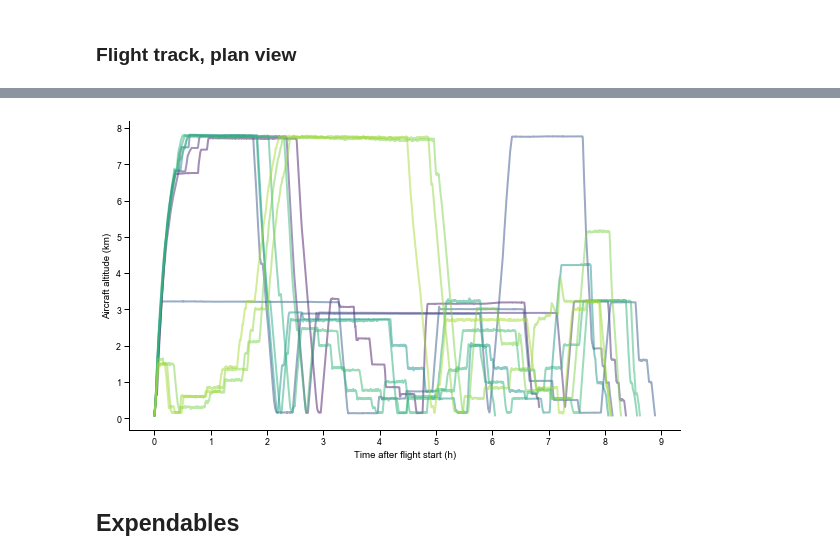
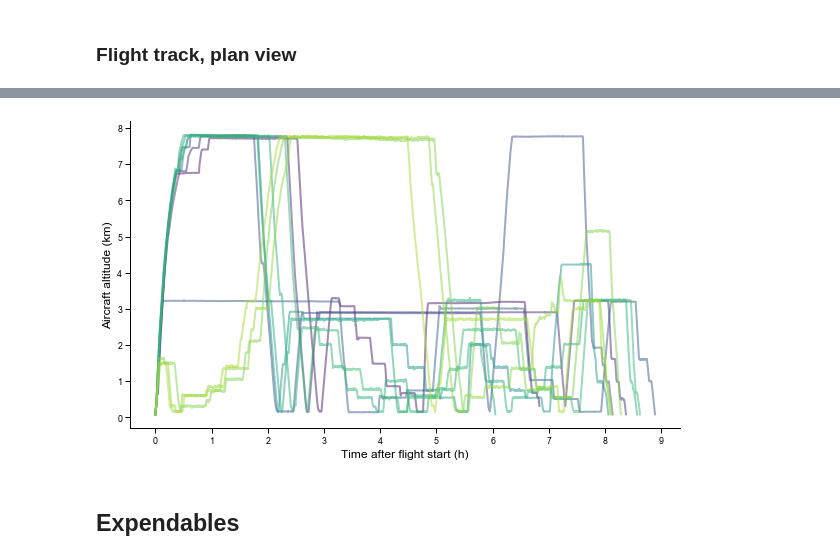
Before and after one commit to RobertPincus/atomic-p3-data-paper, a Jupyter notebook: Figures.ipynb, the cells around one changed output, grey strips where cells are left out. Drawn from its saved outputs; the diff is of its cells as text; code cells hidden in the pictures.

```diff
--- a/Figures.ipynb
+++ b/Figures.ipynb
@@ -33,8 +33,9 @@ mpl.rcParams['ps.fonttype'] = 42
 mpl.rcParams['font.sans-serif'] = "Arial"
 mpl.rcParams['font.family'] = "sans-serif"
 mpl.rcParams["legend.frameon"] = False
+mpl.rcParams['axes.labelsize']= 14
 
-saveFigs = False
+saveFigs = True
 # %%
 def set_up_map(plt, lon_w = -60.5, lon_e = -49, lat_s = 10, lat_n = 16.5):
     ax  = plt.axes(projection=ccrs.PlateCarree())
@@ -227,27 +226,27 @@ if saveFigs:
 # %%
 sns.set_context("paper")
 #fig = plt.figure(figsize = (7,4.2)) # Matches sizes of the maps
 fig = plt.figure(figsize = (8.3,5))
 ax = plt.axes()
 
 for d in flight_dates:
     flight = nav_data.sel(time=d.strftime("%Y-%m-%d"))
     flight = flight.where(flight.alt > 80, drop=True) # Proxy for take-off time
     plt.plot((flight.time - flight.time.min()).astype('timedelta64[s]'), flight.alt/1000.,
              lw=2,alpha=0.5,c=flight_cols[flight_dates.index(d)],
              label="{:02d}-{:02d}".format(d.month, d.day))
 
 
 plt.xticks(np.arange(10) * 3600 * 1e9, labels = np.arange(10))
-ax.set_xlabel("Time after flight start (h)")
-ax.set_ylabel("Aircraft altitude (km)")
+ax.set_xlabel("Time after flight start (h)", fontsize=12)
+ax.set_ylabel("Aircraft altitude (km)",      fontsize=12)
 sns.despine()
 plt.tight_layout()
 
 if saveFigs:
     fig.savefig(figDir.joinpath("Flight-track-side-view.pdf"), dpi=600, transparent=True, bbox_inches = "tight")
 # %% [output]
-[figure, old version]
+[figure, new version]
 # %% [markdown]
 ## Expendables
 # %% [markdown]
```
Also changed, not shown: parts of 10 cells of this notebook.
